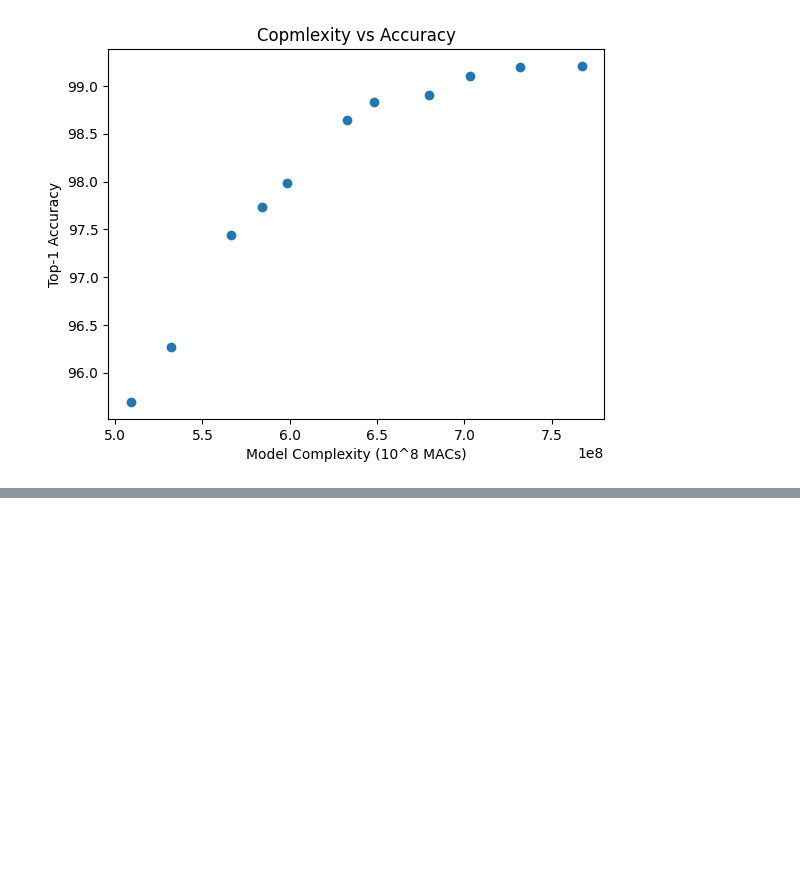
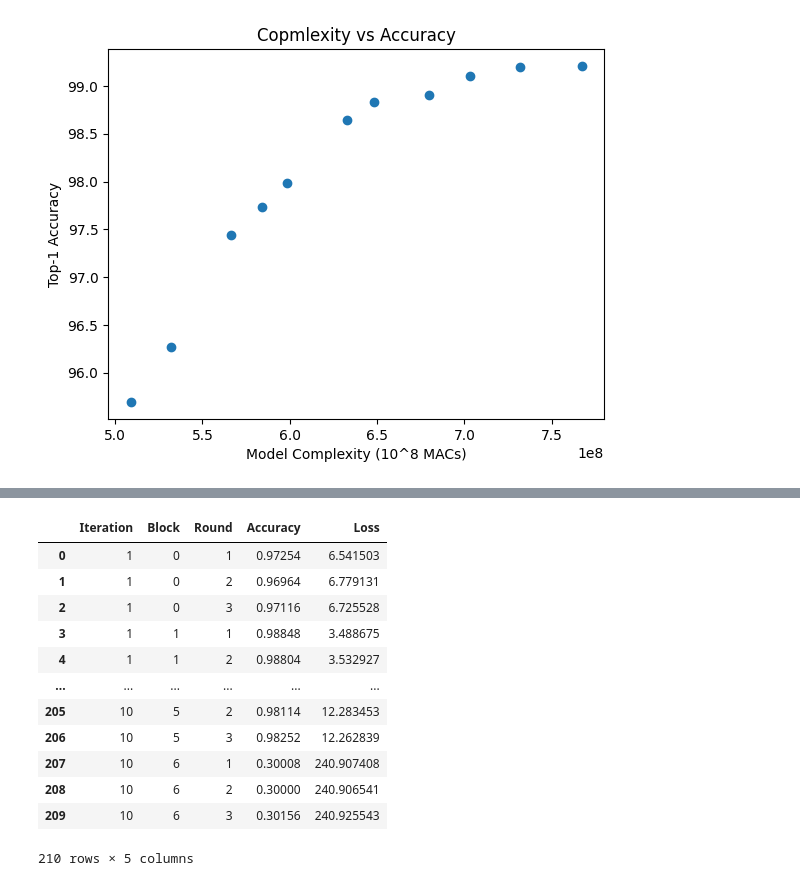
Before and after one commit to GoktugOcal/natadapt-x-flower, a Jupyter notebook: visualize.ipynb, the cells around one changed output, grey strips where cells are left out. Cells and saved outputs as stored; diff of their text form; code cells hidden in the pictures; blank space fills up the shorter version.

```diff
--- a/visualize.ipynb
+++ b/visualize.ipynb
@@ -186,0 +407,16 @@ Files already downloaded and verified
+# %%
+client_1_data
+# %% [output]
+|  | Iteration | Block | Round | Accuracy | Loss |
+| 0 | 1 | 0 | 1 | 0.97254 | 6.541503 |
+| 1 | 1 | 0 | 2 | 0.96964 | 6.779131 |
+| 2 | 1 | 0 | 3 | 0.97116 | 6.725528 |
+| 3 | 1 | 1 | 1 | 0.98848 | 3.488675 |
+| 4 | 1 | 1 | 2 | 0.98804 | 3.532927 |
+| ... | ... | ... | ... | ... | ... |
+| 205 | 10 | 5 | 2 | 0.98114 | 12.283453 |
+| 206 | 10 | 5 | 3 | 0.98252 | 12.262839 |
+| 207 | 10 | 6 | 1 | 0.30008 | 240.907408 |
+| 208 | 10 | 6 | 2 | 0.30000 | 240.906541 |
+| 209 | 10 | 6 | 3 | 0.30156 | 240.925543 |
+210 rows × 5 columns
```
Also changed, not shown: parts of 7 cells of this notebook, 19 other files.
